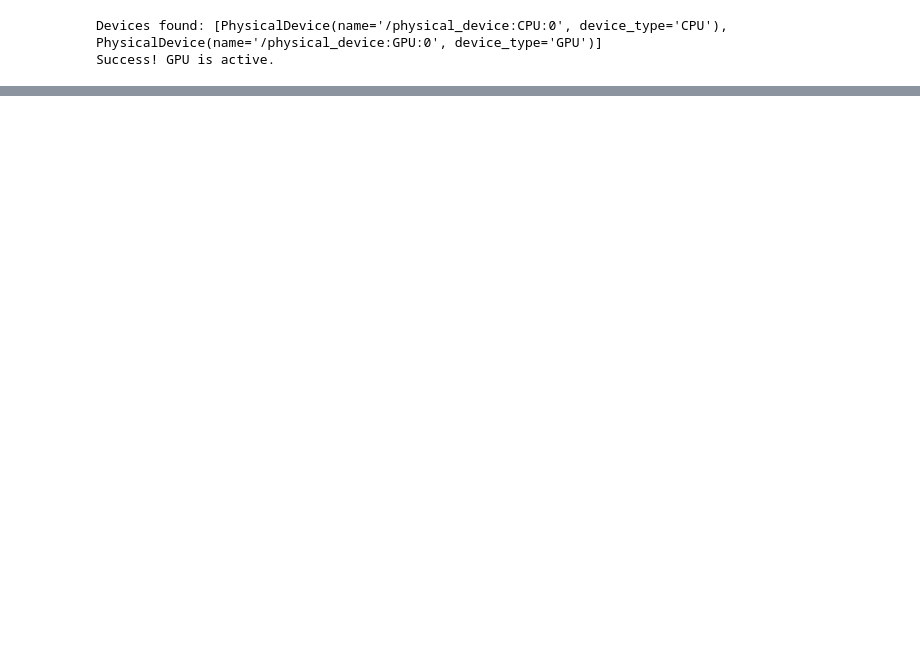
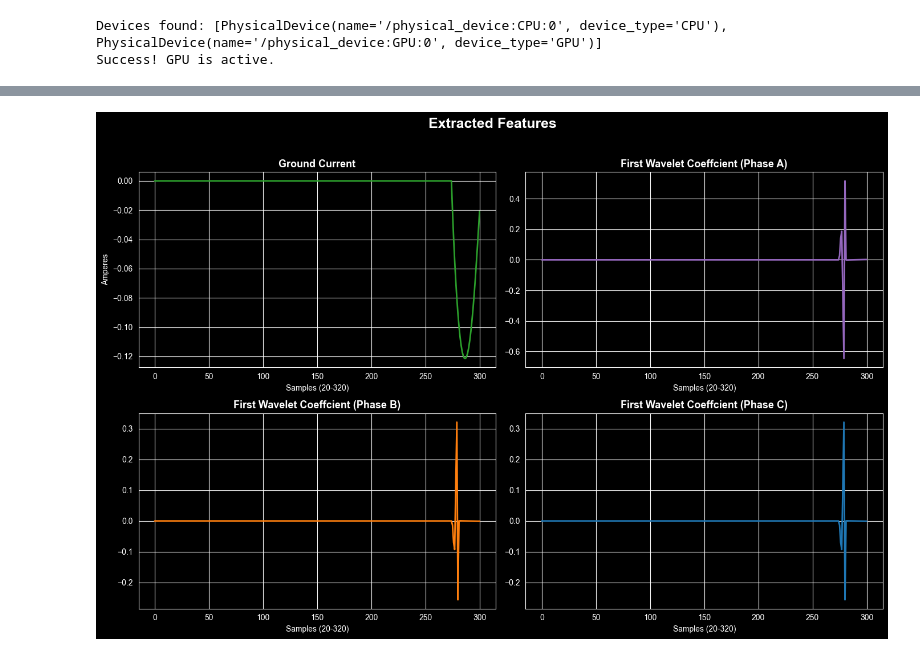
Before and after one commit to ketchup-vader-2005/machine-learning, a Jupyter notebook: transmission_system.ipynb, the cells around one changed output, grey strips where cells are left out. Drawn from its saved outputs; the diff is of its cells as text; code cells hidden in the pictures; blank space fills up the shorter version.

```diff
--- a/transmission_system.ipynb
+++ b/transmission_system.ipynb
@@ -118,2 +139,38 @@ print({y.shape})
 {(1782, 2)}
+# %%
+n = 600
+
+Ig = X[n, :, 0]
+D1a = X[n, :, 1]
+D1b = X[n, :, 2]
+D1c = X[n, :, 3]
+
+fig = plt.figure(figsize=(14, 10))
+plt.suptitle("Extracted Features", fontsize=18, fontweight='bold', y=0.95)
+
+def style_plot(title, ylabel):
+    plt.title(title, fontsize=13, fontweight='semibold')
+    plt.xlabel("Samples (20-320)", fontsize=10)
+    plt.ylabel(ylabel, fontsize=10)
+
+plt.subplot(2, 2, 1)
+plt.plot(Ig, color='#2ca02c', linewidth=2)
+style_plot("Ground Current", "Amperes")
+
+plt.subplot(2, 2, 2)
+plt.plot(D1a, color='#9467bd', linewidth=2)
+style_plot("First Wavelet Coeffcient (Phase A)", "")
+
+plt.subplot(2, 2, 3)
+plt.plot(D1b, color='#ff7f0e', linewidth=2)
+style_plot("First Wavelet Coeffcient (Phase B)", "")
+
+plt.subplot(2, 2, 4)
+plt.plot(D1c, color='#1f77b4', linewidth=2)
+style_plot("First Wavelet Coeffcient (Phase C)", "")
+
+plt.tight_layout(rect=[0, 0.03, 1, 0.93])
+plt.show()
+# %% [output]
+[figure, added]
 # %%
```
Also changed, not shown: parts of 18 cells of this notebook, 3 other files.
